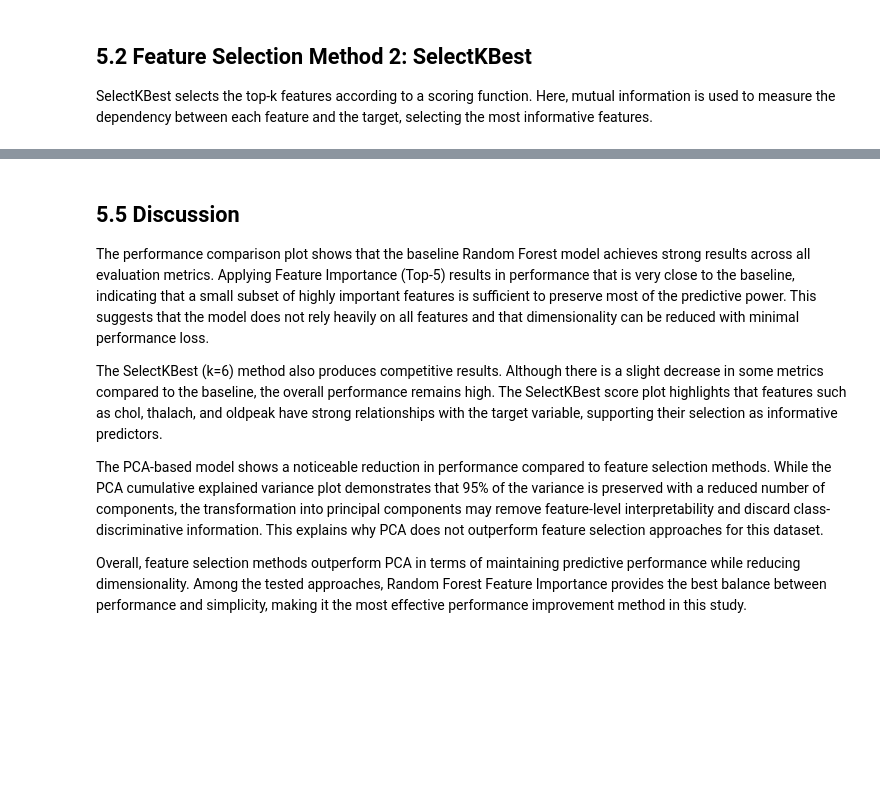
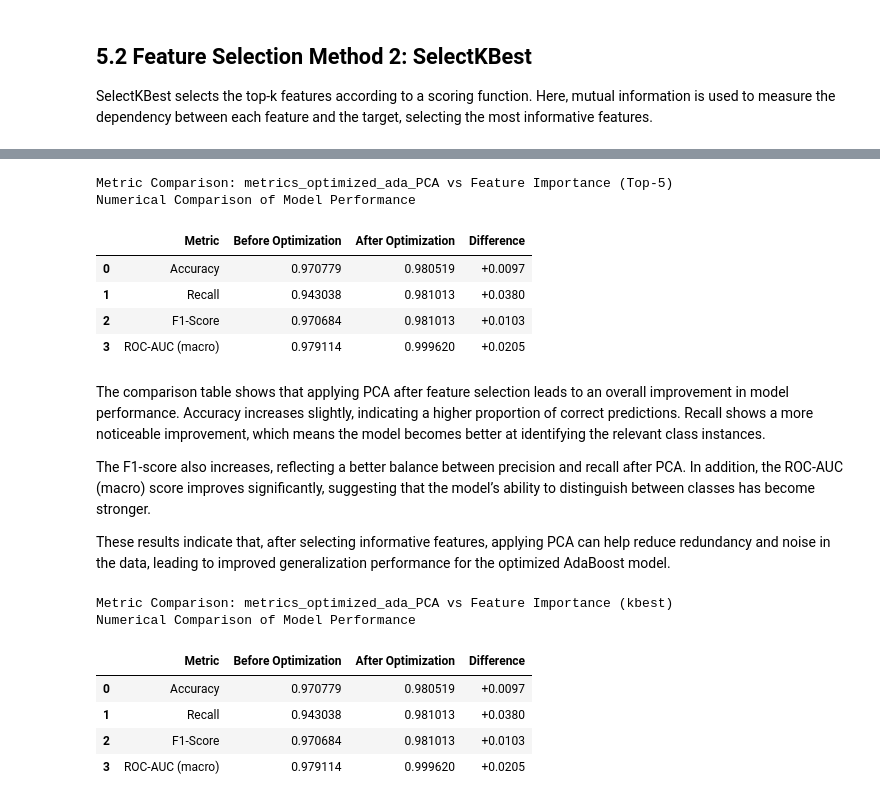
Before and after one commit to mudar123t/HeartDiseasePredictor, a Jupyter notebook: Report.ipynb, the cells around one changed output, grey strips where cells are left out. Cells and saved outputs as stored; diff of their text form; code cells hidden in the pictures; blank space fills up the shorter version.

```diff
--- a/Report.ipynb
+++ b/Report.ipynb
@@ -2312,10 +2250,32 @@ plt.show()
-# %% [markdown]
-## 5.5 Discussion
-
-The performance comparison plot shows that the baseline Random Forest model achieves strong results across all evaluation metrics. Applying Feature Importance (Top-5) results in performance that is very close to the baseline, indicating that a small subset of highly important features is sufficient to preserve most of the predictive power. This suggests that the model does not rely heavily on all features and that dimensionality can be reduced with minimal performance loss.
-
-The SelectKBest (k=6) method also produces competitive results. Although there is a slight decrease in some metrics compared to the baseline, the overall performance remains high. The SelectKBest score plot highlights that features such as chol, thalach, and oldpeak have strong relationships with the target variable, supporting their selection as informative predictors.
-
-The PCA-based model shows a noticeable reduction in performance compared to feature selection methods. While the PCA cumulative explained variance plot demonstrates that 95% of the variance is preserved with a reduced number of components, the transformation into principal components may remove feature-level interpretability and discard class-discriminative information. This explains why PCA does not outperform feature selection approaches for this dataset.
-
-Overall, feature selection methods outperform PCA in terms of maintaining predictive performance while reducing dimensionality. Among the tested approaches, Random Forest Feature Importance provides the best balance between performance and simplicity, making it the most effective performance improvement method in this study.
+# %%
+metrics_optimized_ada_PCA = {
+    "Accuracy": ada_pca_results["Accuracy"],
+    "Recall": ada_pca_results["Recall"],
+    "F1-Score": ada_pca_results["F1-Score"],
+    "ROC-AUC (macro)": ada_pca_results["ROC-AUC"]
+}
+
+
+metrics_optimized_ada_FI = {
+    "Accuracy": ada_fi_results["Accuracy"],
+    "Recall": ada_fi_results["Recall"],
+    "F1-Score": ada_fi_results["F1-Score"],
+    "ROC-AUC (macro)": ada_fi_results["ROC-AUC"]
+}
+# %%
+print("Metric Comparison: metrics_optimized_ada_PCA vs Feature Importance (Top-5)")
+compare_metrics(metrics_optimized_ada_FI, metrics_optimized_ada_PCA)
+# %% [output]
+Metric Comparison: metrics_optimized_ada_PCA vs Feature Importance (Top-5)
+Numerical Comparison of Model Performance
+|  | Metric | Before Optimization | After Optimization | Difference |
+| 0 | Accuracy | 0.970779 | 0.980519 | +0.0097 |
+| 1 | Recall | 0.943038 | 0.981013 | +0.0380 |
+| 2 | F1-Score | 0.970684 | 0.981013 | +0.0103 |
+| 3 | ROC-AUC (macro) | 0.979114 | 0.999620 | +0.0205 |
+# %% [markdown]
+The comparison table shows that applying PCA after feature selection leads to an overall improvement in model performance. Accuracy increases slightly, indicating a higher proportion of correct predictions. Recall shows a more noticeable improvement, which means the model becomes better at identifying the relevant class instances.
+
+The F1-score also increases, reflecting a better balance between precision and recall after PCA. In addition, the ROC-AUC (macro) score improves significantly, suggesting that the model’s ability to distinguish between classes has become stronger.
+
+These results indicate that, after selecting informative features, applying PCA can help reduce redundancy and noise in the data, leading to improved generalization performance for the optimized AdaBoost model.
@@ -2321,0 +2289,11 @@ Overall, feature selection methods outperform PCA in terms of maintaining predic
+# %%
+print("Metric Comparison: metrics_optimized_ada_PCA vs Feature Importance (kbest)")
+compare_metrics(metrics_optimized_ada_FI, metrics_optimized_ada_PCA)
+# %% [output]
+Metric Comparison: metrics_optimized_ada_PCA vs Feature Importance (kbest)
+Numerical Comparison of Model Performance
+|  | Metric | Before Optimization | After Optimization | Difference |
+| 0 | Accuracy | 0.970779 | 0.980519 | +0.0097 |
+| 1 | Recall | 0.943038 | 0.981013 | +0.0380 |
+| 2 | F1-Score | 0.970684 | 0.981013 | +0.0103 |
+| 3 | ROC-AUC (macro) | 0.979114 | 0.999620 | +0.0205 |
```
Also changed, not shown: parts of 28 cells of this notebook.
